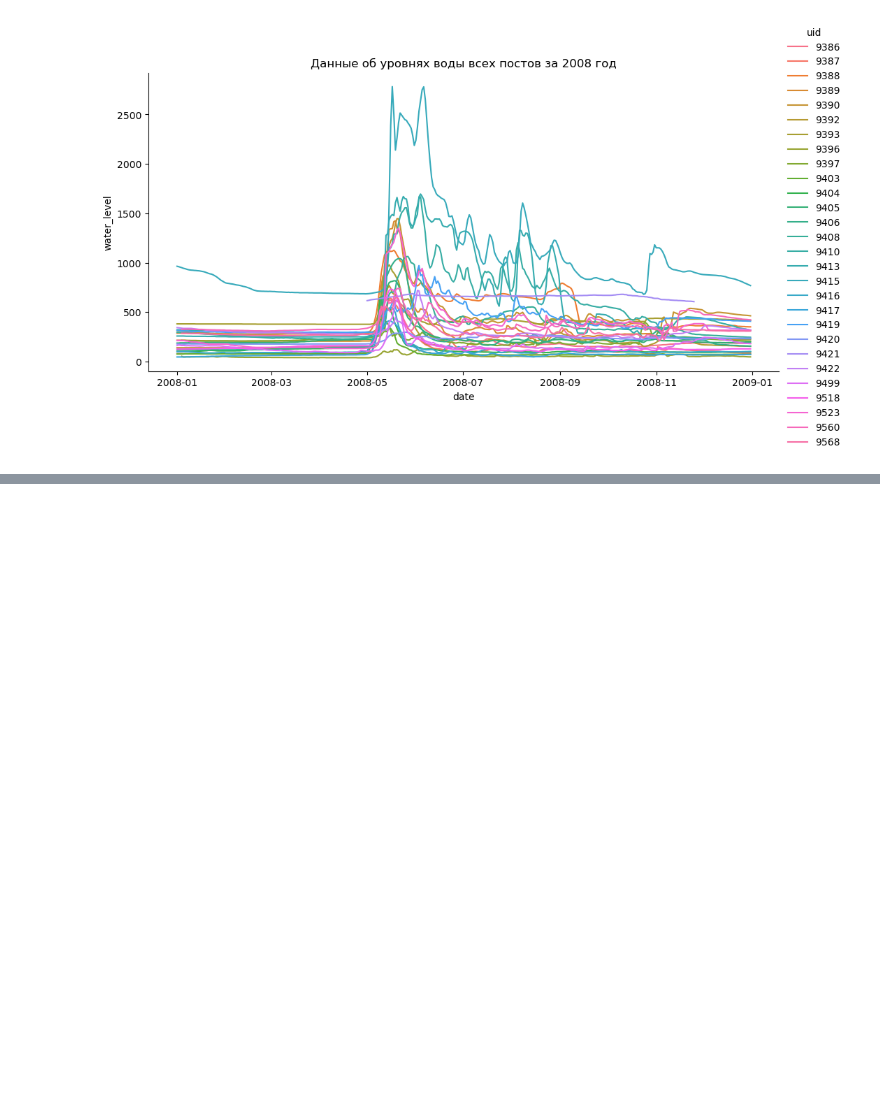
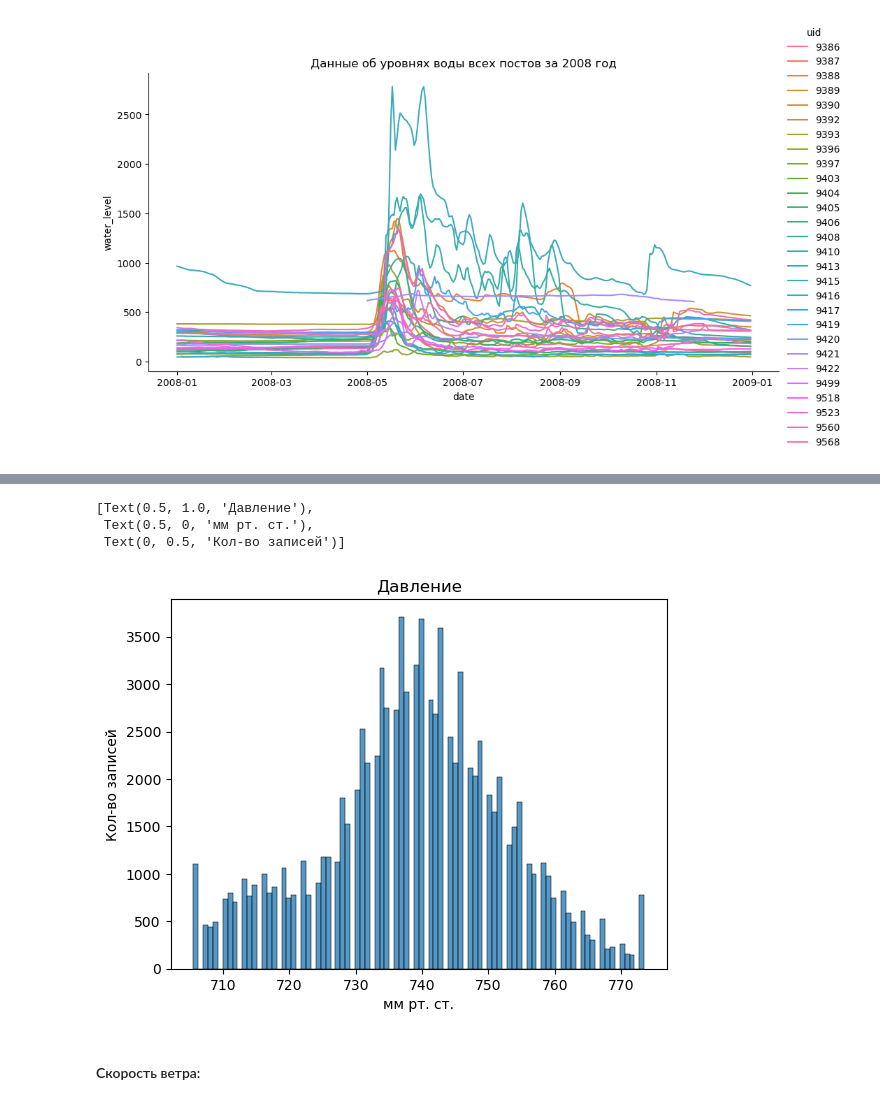
Before and after one commit to phys-winner/water-predictor-bot, a Jupyter notebook: notebooks/eda.ipynb, the cells around one changed output, grey strips where cells are left out. Drawn from its saved outputs; the diff is of its cells as text; code cells hidden in the pictures; blank space fills up the shorter version.

```diff
--- a/notebooks/eda.ipynb
+++ b/notebooks/eda.ipynb
@@ -926,0 +847,6 @@ df.select_dtypes(include=[np.number]).head(2)
+# %%
+df['pressure_upper'] = np.where(df['pressure'] > upper_bound, 1, 0)
+df['pressure_lower'] = np.where(df['pressure'] < lower_bound, 1, 0)
+df['pressure_upper'] = df['pressure_upper'].astype('category')
+df['pressure_lower'] = df['pressure_lower'].astype('category')
+df[['pressure_upper']].value_counts(), df[['pressure_lower']].value_counts()
@@ -926,0 +869,11 @@ df.select_dtypes(include=[np.number]).head(2)
+# %%
+sns.histplot(data=df, x='pressure').set(title='Давление',
+                                        xlabel='мм рт. ст.',
+                                        ylabel='Кол-во записей')
+# %% [output]
+[Text(0.5, 1.0, 'Давление'),
+ Text(0.5, 0, 'мм рт. ст.'),
+ Text(0, 0.5, 'Кол-во записей')]
+[figure, added]
+# %% [markdown]
+#### Скорость ветра:
```
Also changed, not shown: parts of 90 cells of this notebook.
